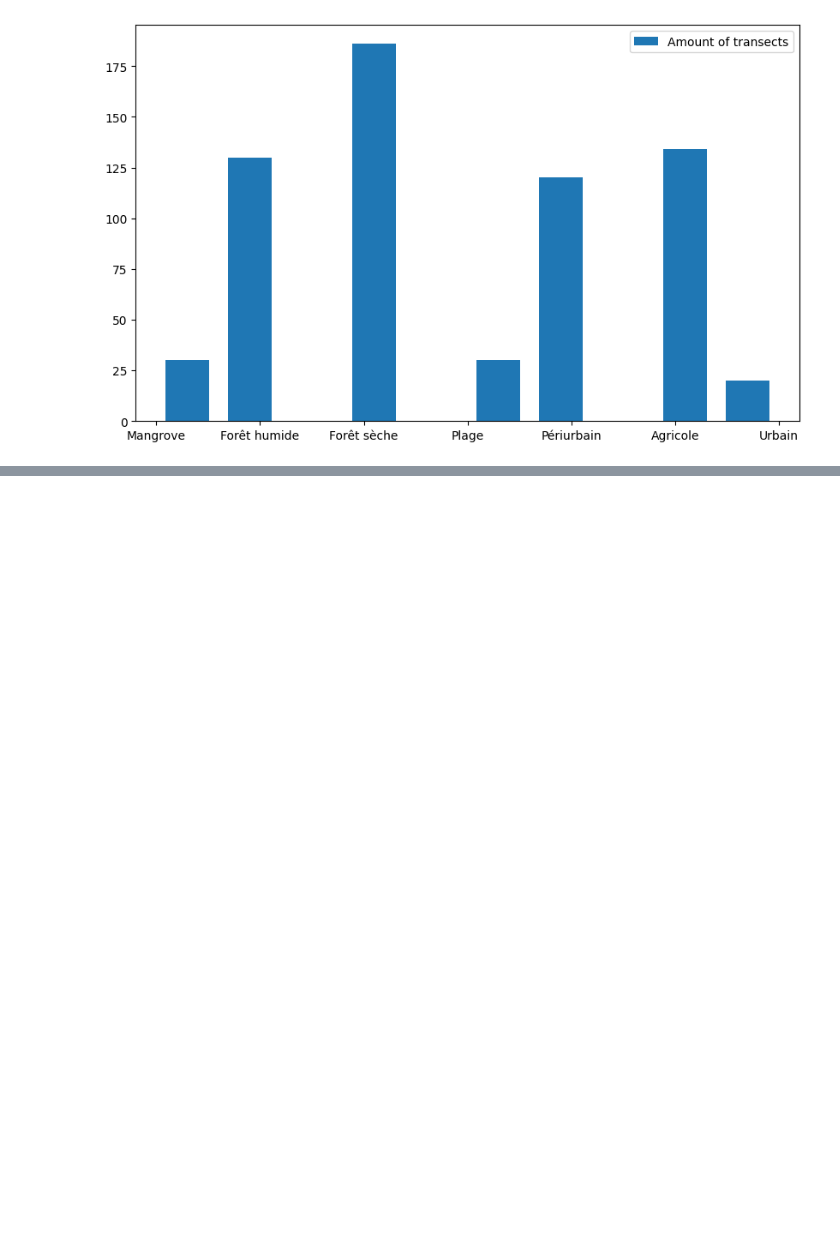
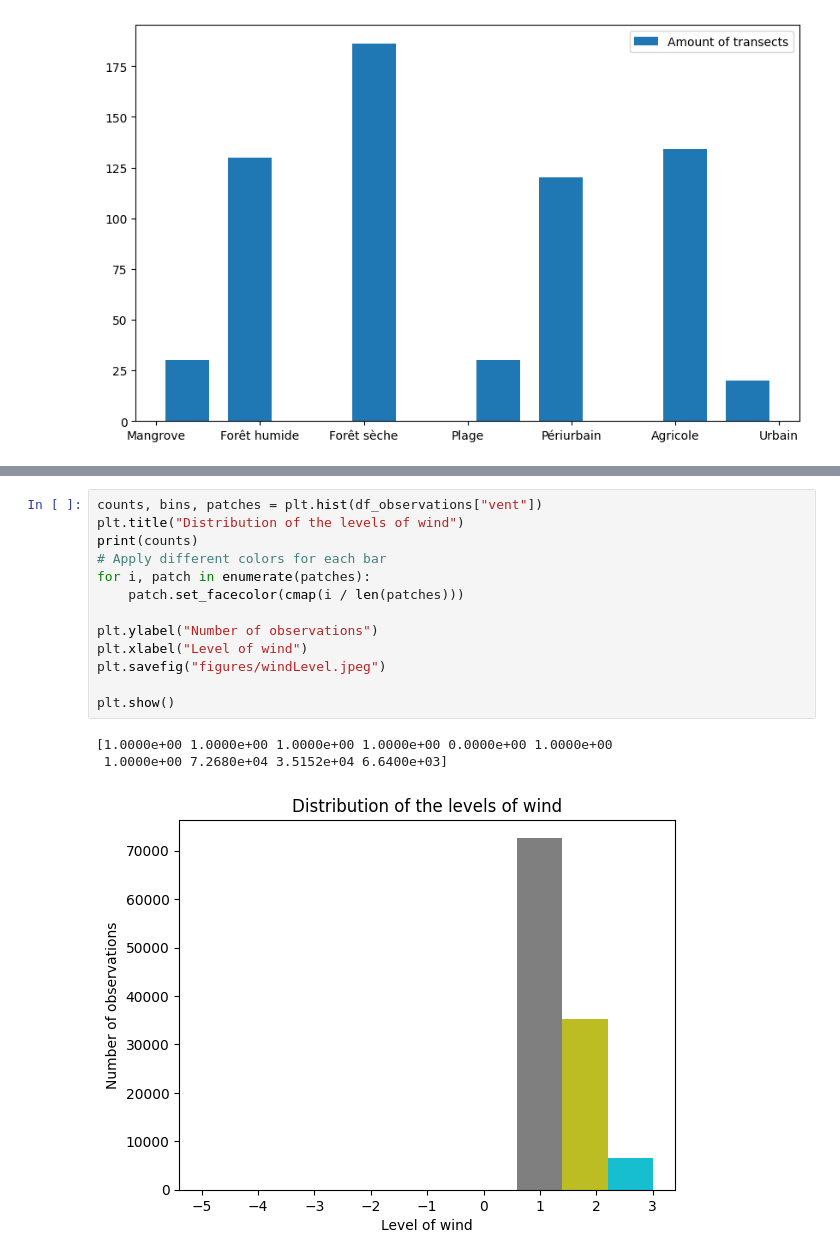
Before and after one commit to baptistepras/birds_biodiversity, a Jupyter notebook: code.ipynb, the cells around one changed output, grey strips where cells are left out. Drawn from its saved outputs; the diff is of its cells as text; blank space fills up the shorter version.

```diff
--- a/code.ipynb
+++ b/code.ipynb
@@ -162,0 +220,17 @@ df_observations
+# %%
+counts, bins, patches = plt.hist(df_observations["vent"])
+plt.title("Distribution of the levels of wind")
+print(counts)
+# Apply different colors for each bar
+for i, patch in enumerate(patches):
+    patch.set_facecolor(cmap(i / len(patches)))
+
+plt.ylabel("Number of observations")
+plt.xlabel("Level of wind")
+plt.savefig("figures/windLevel.jpeg")
+
+plt.show()
+# %% [output]
+[1.0000e+00 1.0000e+00 1.0000e+00 1.0000e+00 0.0000e+00 1.0000e+00
+ 1.0000e+00 7.2680e+04 3.5152e+04 6.6400e+03]
+[figure, added]
```
Also changed, not shown: parts of 12 cells of this notebook, 5 other files.
